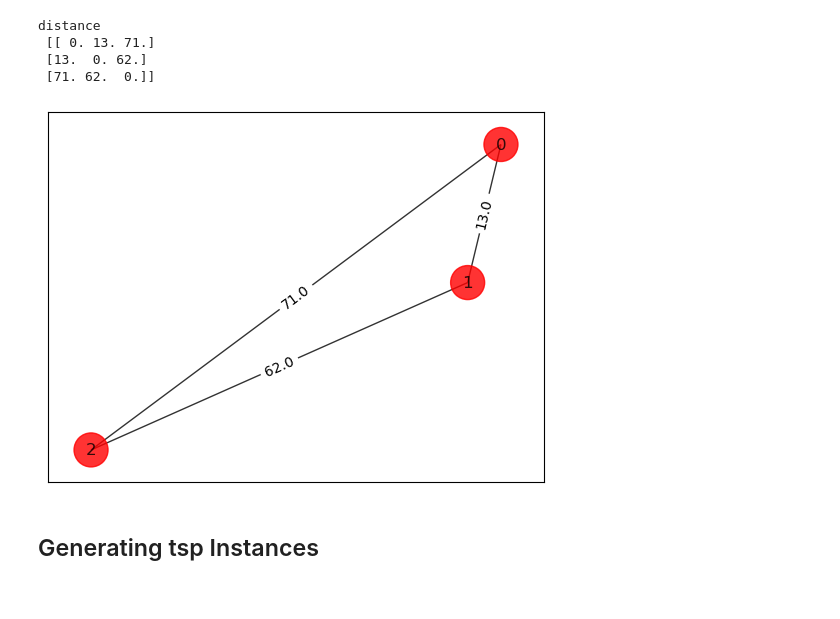
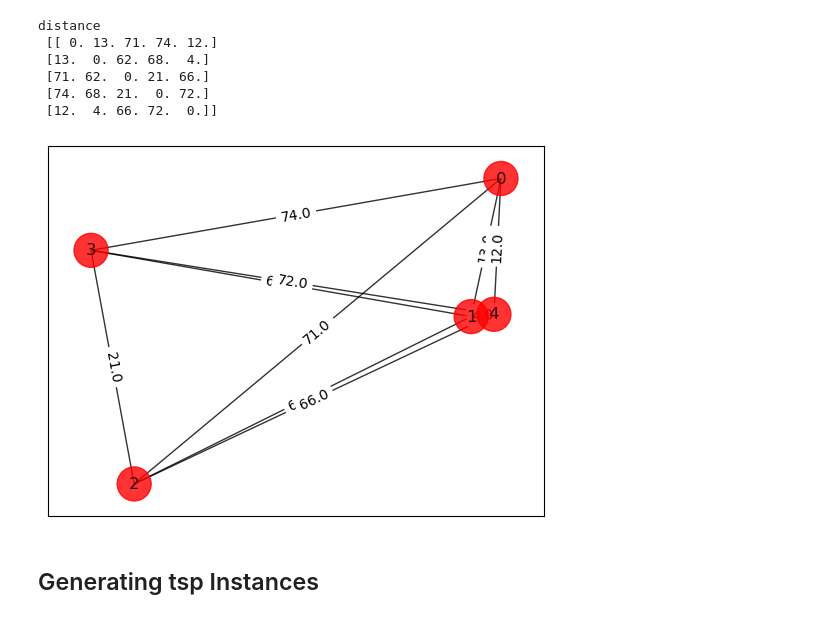
Before and after one commit to Sajjad-Ahmad-phy/A-Quantum-Neural-Network-for-Quadratic-Assignment-Problems, a Jupyter notebook: TSP_simulation_classically.ipynb, the cells around one changed output. Saved outputs shown, nothing was run; the diff lists cells and outputs as text; code cells hidden in the pictures.

```diff
--- a/TSP_simulation_classically.ipynb
+++ b/TSP_simulation_classically.ipynb
@@ -11,21 +11,23 @@ def draw_graph(G, colors, pos):
     nx.draw_networkx_edge_labels(G, pos=pos, edge_labels=edge_labels)
 # %%
 # Generating a graph of 3 nodes
-num_nodes = 3
+num_nodes = 5
 num_qubits = num_nodes**2
 tsp = Tsp.create_random_instance(num_nodes, seed=1234)
 adj_matrix = nx.to_numpy_array(tsp.graph)
 print("distance\n", adj_matrix)
 
 colors = ["r" for node in tsp.graph.nodes]
 pos = [tsp.graph.nodes[node]["pos"] for node in tsp.graph.nodes]
 draw_graph(tsp.graph, colors, pos)
 # %% [output]
 distance
- [[ 0. 13. 71.]
- [13.  0. 62.]
- [71. 62.  0.]]
+ [[ 0. 13. 71. 74. 12.]
+ [13.  0. 62. 68.  4.]
+ [71. 62.  0. 21. 66.]
+ [74. 68. 21.  0. 72.]
+ [12.  4. 66. 72.  0.]]
-[figure, old version]
+[figure, new version]
 # %% [markdown]
 ## Generating tsp Instances
 # %%
```
Also changed, not shown: parts of 12 cells of this notebook, 3 other files.
